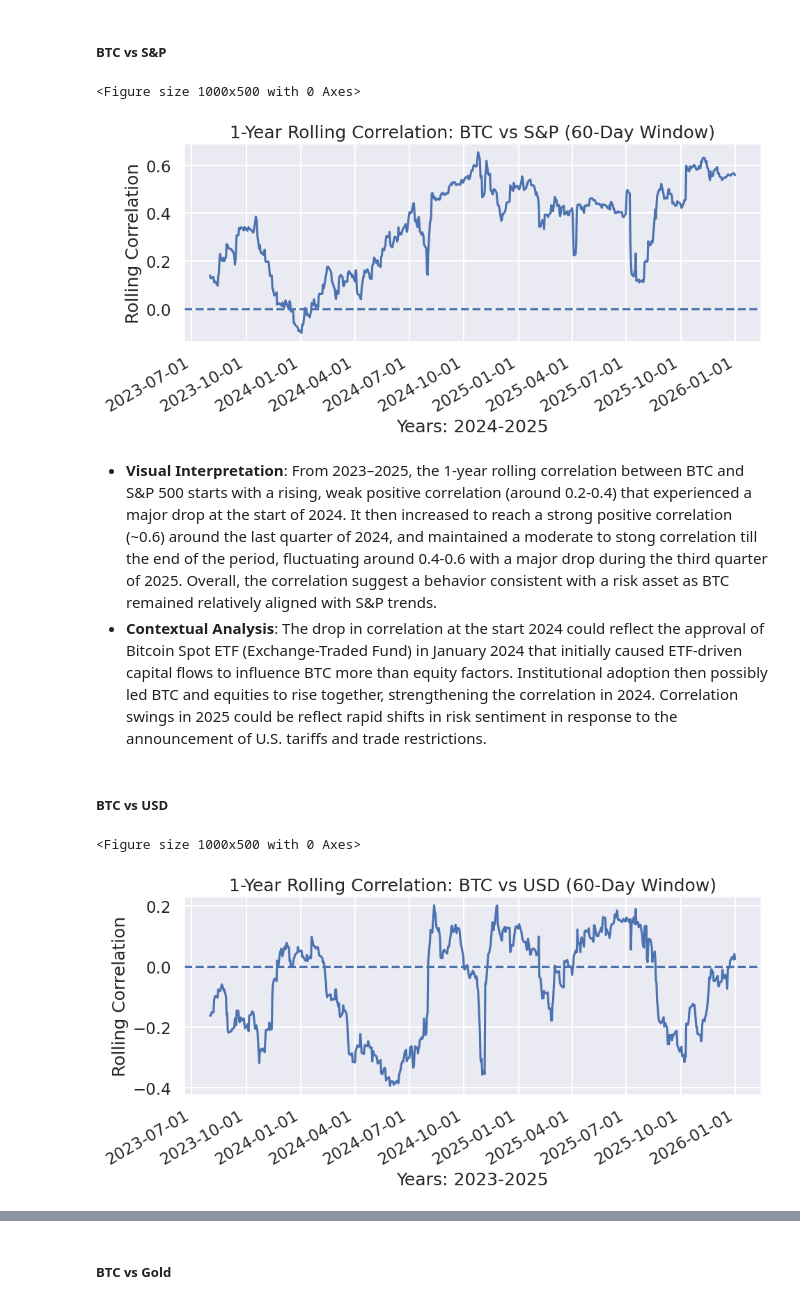
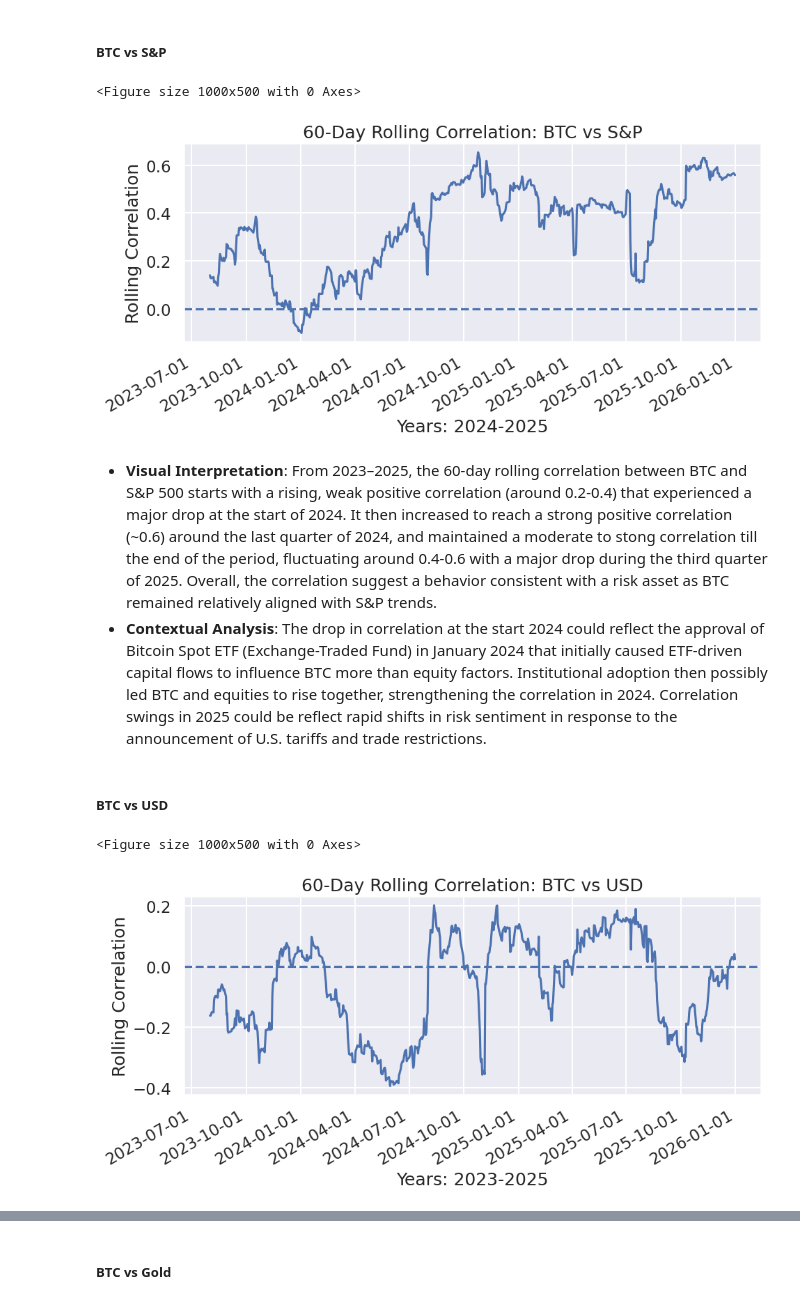
Before and after one commit to COGS108/Group110_WI26, a Jupyter notebook: 03-FinalProject.ipynb, the cells around one changed output, grey strips where cells are left out. Cells and saved outputs as stored; diff of their text form; code cells hidden in the pictures.

```diff
--- a/03-FinalProject.ipynb
+++ b/03-FinalProject.ipynb
@@ -1257,33 +1453,33 @@ import matplotlib.dates as mdates #to be added to the code for the first rolling
 # %%
 window = 60
 df_post["BTC vs S&P"] = (
     df_post["btc_log_return"]
     .rolling(window)
     .corr(df_post["s&p_log_return"])
 )
 
 # Post-pandemic BTC vs S&P returns
 plt.figure(figsize=(10,5))
 fig, ax = plt.subplots(figsize=(10, 5))
 df_post['Date'] = pd.to_datetime(df_post['Date'])
 
 ax.plot(df_post['Date'], df_post["BTC vs S&P"])
 ax.axhline(0, linestyle="--")
-ax.set_title("1-Year Rolling Correlation: BTC vs S&P (60-Day Window)")
+ax.set_title("60-Day Rolling Correlation: BTC vs S&P")
 ax.set_ylabel("Rolling Correlation")
 ax.set_xlabel("Years: 2024-2025")
 plt.gca().xaxis.set_major_locator(mdates.MonthLocator(interval=3))
 
 # Format the dates
 plt.gca().xaxis.set_major_formatter(mdates.DateFormatter('%Y-%m-%d'))
 plt.gcf().autofmt_xdate() # Rotation
 fig.tight_layout()
 plt.show()
 # %% [output]
 <Figure size 1000x500 with 0 Axes>
-[figure, old version]
+[figure, new version]
 # %% [markdown]
-- **Visual Interpretation**: From 2023–2025, the 1-year rolling correlation between BTC and S&P 500 starts with a rising, weak positive correlation (around 0.2-0.4) that experienced a major drop at the start of 2024. It then increased to reach a strong positive correlation (~0.6) around the last quarter of 2024, and maintained a moderate to stong correlation till the end of the period, fluctuating around 0.4-0.6 with a major drop during the third quarter of 2025. Overall, the correlation suggest a behavior consistent with a risk asset as BTC remained relatively aligned with S&P trends.
+- **Visual Interpretation**: From 2023–2025, the 60-day rolling correlation between BTC and S&P 500 starts with a rising, weak positive correlation (around 0.2-0.4) that experienced a major drop at the start of 2024. It then increased to reach a strong positive correlation (~0.6) around the last quarter of 2024, and maintained a moderate to stong correlation till the end of the period, fluctuating around 0.4-0.6 with a major drop during the third quarter of 2025. Overall, the correlation suggest a behavior consistent with a risk asset as BTC remained relatively aligned with S&P trends.
 - **Contextual Analysis**: The drop in correlation at the start 2024 could reflect the approval of Bitcoin Spot ETF (Exchange-Traded Fund) in January 2024 that initially caused ETF-driven capital flows to influence BTC more than equity factors. Institutional adoption then possibly led BTC and equities to rise together, strengthening the correlation in 2024. Correlation swings in 2025 could be reflect rapid shifts in risk sentiment in response to the announcement of U.S. tariffs and trade restrictions.
 # %% [markdown]
 ##### BTC vs USD
@@ -1302,7 +1498,7 @@ df_post['Date'] = pd.to_datetime(df_post['Date'])
 
 ax.plot(df_post['Date'], df_post["BTC vs USD"])
 ax.axhline(0, linestyle="--")
-ax.set_title("1-Year Rolling Correlation: BTC vs USD (60-Day Window)")
+ax.set_title("60-Day Rolling Correlation: BTC vs USD")
 ax.set_ylabel("Rolling Correlation")
 ax.set_xlabel("Years: 2023-2025")
 plt.gca().xaxis.set_major_locator(mdates.MonthLocator(interval=3))
@@ -1314,5 +1510,5 @@ fig.tight_layout()
 plt.show()
 # %% [output]
 <Figure size 1000x500 with 0 Axes>
-[figure, old version]
+[figure, new version]
 # %% [markdown]
```
Also changed, not shown: parts of 26 cells of this notebook.
